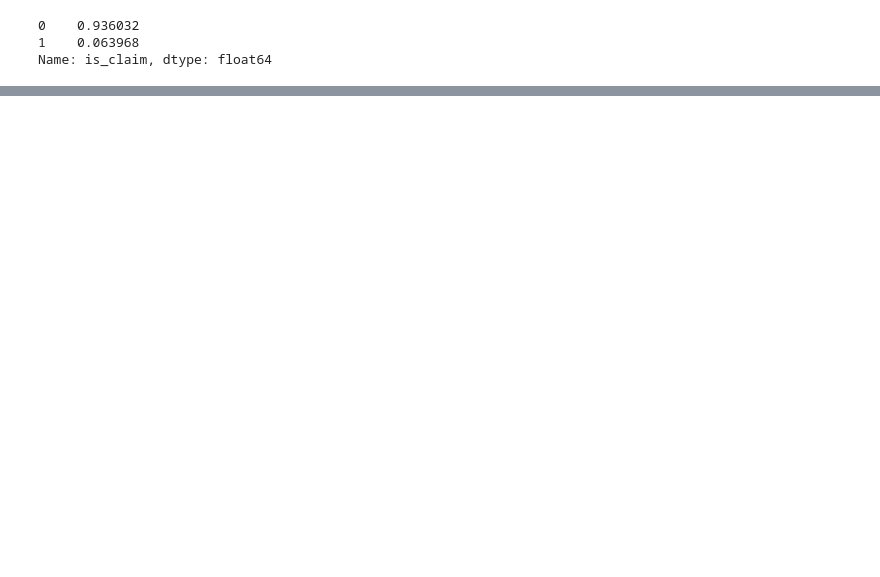
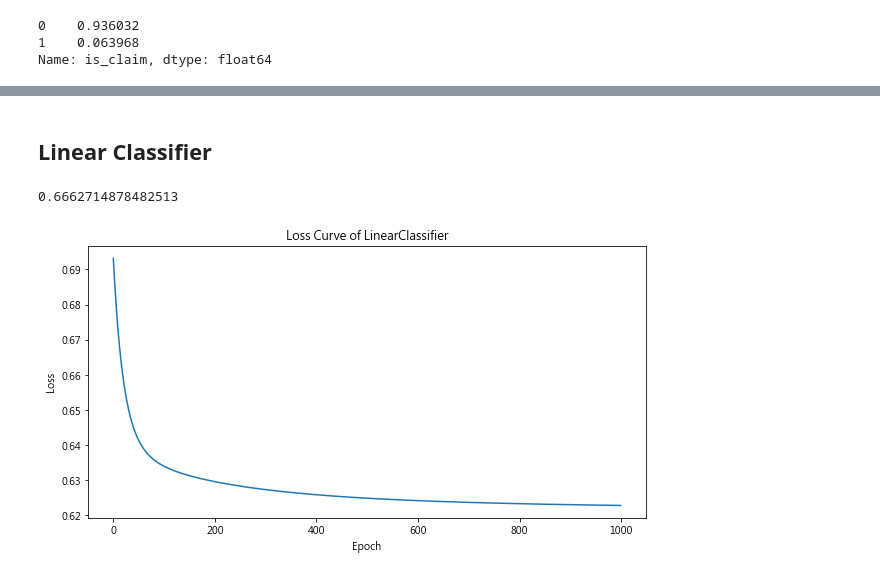
Before and after one commit to leeeating/ML_HW1, a Jupyter notebook: data_EDA.ipynb, the cells around one changed output, grey strips where cells are left out. Saved outputs shown, nothing was run; the diff lists cells and outputs as text; code cells hidden in the pictures; blank space fills up the shorter version.

```diff
--- a/data_EDA.ipynb
+++ b/data_EDA.ipynb
@@ -230,7 +216,40 @@ import model
+# %%
+x0 = df[df["is_claim" ]== 0]
+x1 = df[df["is_claim"] == 1]
+
+x0 = resample(x0, replace=False, n_samples=2 * len(x1), random_state=85)
+
+
+df_under = pd.concat([x0, x1], ignore_index=True)
 # %%
-lr = model.linearclassifier()
-
-X = df.drop("is_claim", axis=1).values
-y = df["is_claim"].values
+X = df_under.drop("is_claim", axis=1).values
+y = df_under["is_claim"].values
 
 Xtrain, Xtest, ytrain, ytest = train_test_split(X, y, test_size = 0.3 , random_state=85)
+# %%
+import model
+
+lc = model.linearclassifier()
+knn = model.KNN(K =3)
+nativeDT = model.DecisionTree()
+DT = model.DecisionTree(min_sample_spilt=20)
+# %% [markdown]
+## Linear Classifier
+# %%
+lc.fit(Xtrain, ytrain)
+# %%
+lc.score(Xtest, ytest)
+# %% [output]
+0.6662714878482513
+# %%
+plt.figure(figsize=(10,5))
+
+plt.plot(range(lc.epochs), lc.history_loss)
+
+plt.title("Loss Curve of LinearClassifier")
+plt.xlabel("Epoch")
+plt.ylabel("Loss")
+
+plt.show()
+# %% [output]
+[figure, added]
```
Also changed, not shown: parts of 34 cells of this notebook, 1 other file.
